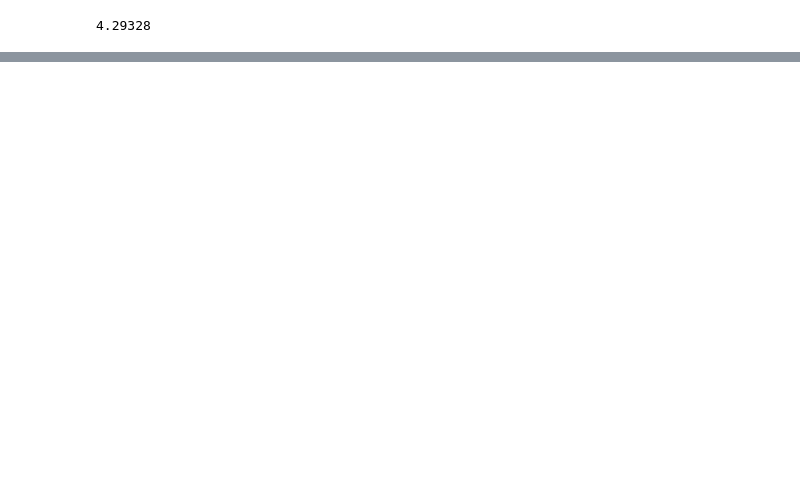
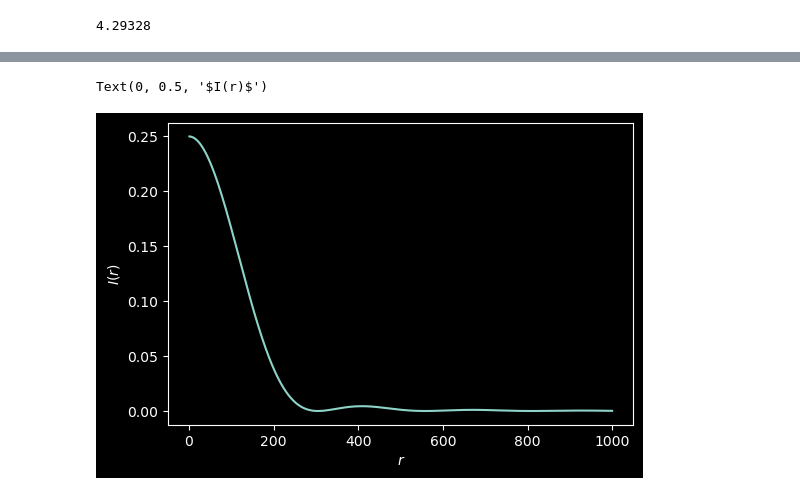
Before and after one commit to quarkron/AP155, a Jupyter notebook: Week 3/numerical integration.ipynb, the cells around one changed output, grey strips where cells are left out. Drawn from its saved outputs; the diff is of its cells as text; code cells hidden in the pictures; blank space fills up the shorter version.

```diff
--- a/Week 3/numerical integration.ipynb
+++ b/Week 3/numerical integration.ipynb
@@ -80,0 +129,12 @@ trapezoid(f,5,1,2)
+# %%
+import matplotlib
+matplotlib.rcParams['figure.dpi'] = 100
+import matplotlib.pyplot as plt
+plt.style.use('dark_background')
+
+x=1
+plt.scatter(x_vals, y_vals_simpson, label='Simpson')
+plt.scatter(x_vals, y_vals_trapz, label='Trapezoid')
+plt.xlabel(r'$x$')
+plt.ylabel(r'$E({})$'.format(x))
+plt.legend(loc='best')
@@ -80,0 +150,22 @@ trapezoid(f,5,1,2)
+# %%
+class Bessel:
+    def __init__(self, m, x):
+        self.m = m
+        self.x = x
+    def get_m(self):
+        return self.m
+    def get_x(self):
+        return self.x
+    def integrand(self, theta):
+        return (1/np.pi)*np.cos((self.m)*theta - (self.x)*np.sin(theta))
+    def evaluate(self, method = 'simpson', N=1000, a = 0, b=np.pi):
+        if method=='simpson':
+            return simpson(Bessel(self.m,self.x).integrand, N, a, b)
+        if method =='trapezoid':
+            return simpson(Bessel(self.m,self.x).integrand, N, a, b)
+
+#def bessel_func(m, x, N = 1000, a = 0, b = np.pi):
+    #return simpson(Bessel(m,x).integrand, N, a, b)
+#bessel_func(1,2)
+
+Bessel(1,2).evaluate()
@@ -80,0 +192,14 @@ trapezoid(f,5,1,2)
+# %%
+def intensity(r, wavelength):
+    kr = (2*np.pi)*r/wavelength
+    return ((Bessel(1,kr).evaluate()/kr))**2
+
+r_vals = np.linspace(0,1000, 1000, endpoint=True)
+r_vals
+intensities = np.array([intensity(r, 500) for r in r_vals])
+plt.plot(r_vals, intensities)
+plt.xlabel(r'$r$')
+plt.ylabel(r'$I(r)$')
+# %% [output]
+Text(0, 0.5, '$I(r)$')
+[figure, added]
```
Also changed, not shown: parts of 20 cells of this notebook.
